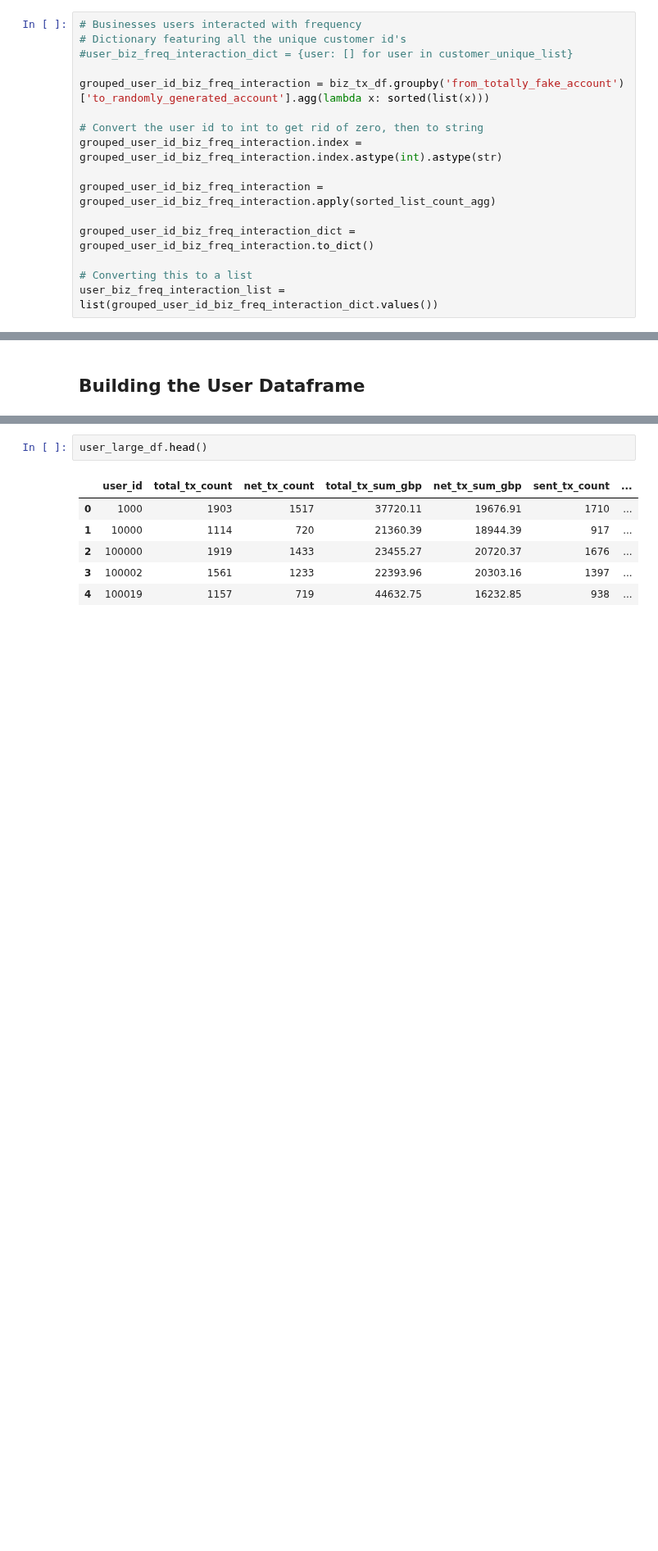
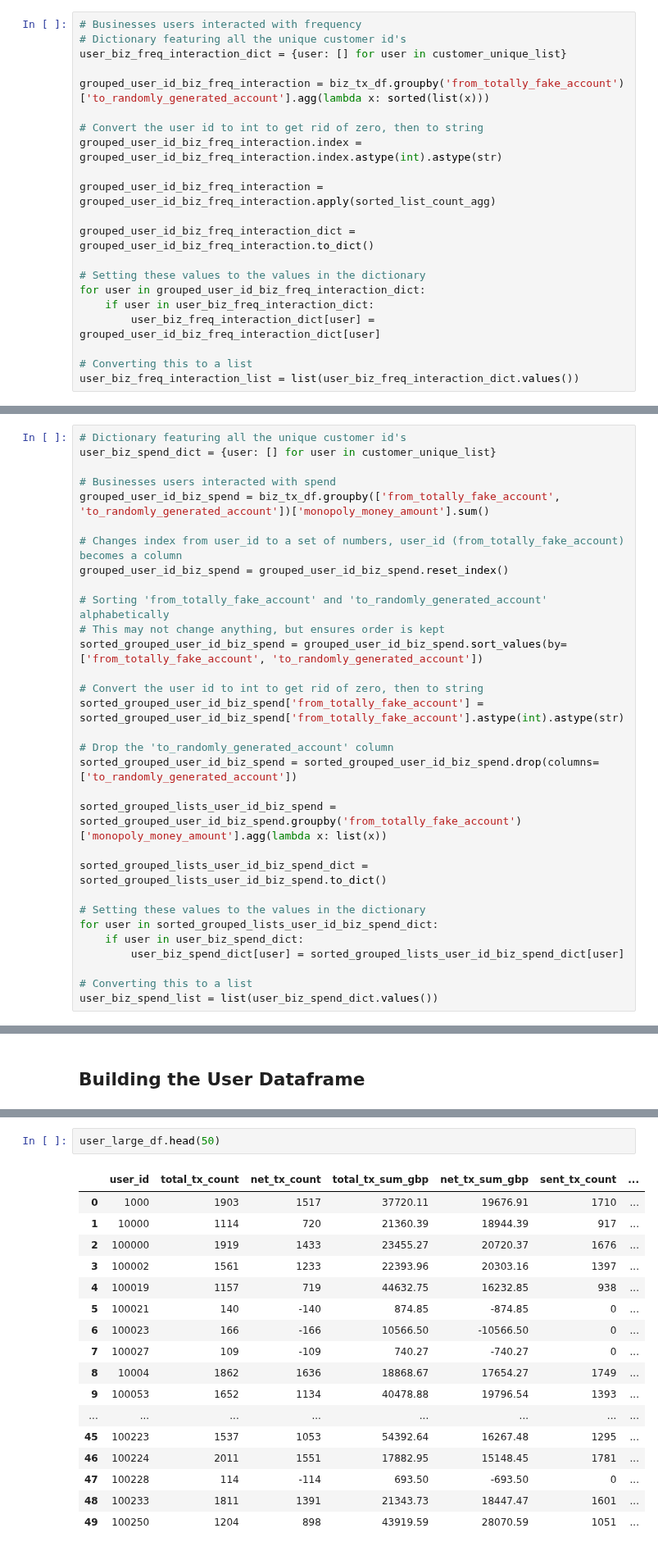
Before and after one commit to UoB-DSMP-2023-24/dsmp-2024-group27, a Jupyter notebook: Data Manipulation.ipynb, the cells around one changed output, grey strips where cells are left out. Shown at 82% size. Drawn from its saved outputs; the diff is of its cells as text; blank space fills up the shorter version.

Commit message:
added the first spend list

```diff
--- a/Data Manipulation.ipynb
+++ b/Data Manipulation.ipynb
@@ -424,7 +433,7 @@ print(grouped_user_id_biz_interaction_dict['1000'])
 # %%
 # Businesses users interacted with frequency
 # Dictionary featuring all the unique customer id's
-#user_biz_freq_interaction_dict = {user: [] for user in customer_unique_list}
+user_biz_freq_interaction_dict = {user: [] for user in customer_unique_list}
 
 grouped_user_id_biz_freq_interaction = biz_tx_df.groupby('from_totally_fake_account')['to_randomly_generated_account'].agg(lambda x: sorted(list(x)))
 
@@ -435,5 +444,10 @@ grouped_user_id_biz_freq_interaction = grouped_user_id_biz_freq_interaction.appl
 
 grouped_user_id_biz_freq_interaction_dict = grouped_user_id_biz_freq_interaction.to_dict()
 
+# Setting these values to the values in the dictionary
+for user in grouped_user_id_biz_freq_interaction_dict:
+    if user in user_biz_freq_interaction_dict:
+        user_biz_freq_interaction_dict[user] = grouped_user_id_biz_freq_interaction_dict[user]
+
 # Converting this to a list
-user_biz_freq_interaction_list = list(grouped_user_id_biz_freq_interaction_dict.values())
+user_biz_freq_interaction_list = list(user_biz_freq_interaction_dict.values())
@@ -444,3 +456,34 @@ print(grouped_user_id_biz_freq_interaction_dict)
+# %%
+# Dictionary featuring all the unique customer id's
+user_biz_spend_dict = {user: [] for user in customer_unique_list}
+
+# Businesses users interacted with spend
+grouped_user_id_biz_spend = biz_tx_df.groupby(['from_totally_fake_account', 'to_randomly_generated_account'])['monopoly_money_amount'].sum()
+
+# Changes index from user_id to a set of numbers, user_id (from_totally_fake_account) becomes a column
+grouped_user_id_biz_spend = grouped_user_id_biz_spend.reset_index()
+
+# Sorting 'from_totally_fake_account' and 'to_randomly_generated_account' alphabetically
+# This may not change anything, but ensures order is kept
+sorted_grouped_user_id_biz_spend = grouped_user_id_biz_spend.sort_values(by=['from_totally_fake_account', 'to_randomly_generated_account'])
+
+# Convert the user id to int to get rid of zero, then to string
+sorted_grouped_user_id_biz_spend['from_totally_fake_account'] = sorted_grouped_user_id_biz_spend['from_totally_fake_account'].astype(int).astype(str)
+
+# Drop the 'to_randomly_generated_account' column
+sorted_grouped_user_id_biz_spend = sorted_grouped_user_id_biz_spend.drop(columns=['to_randomly_generated_account'])
+
+sorted_grouped_lists_user_id_biz_spend = sorted_grouped_user_id_biz_spend.groupby('from_totally_fake_account')['monopoly_money_amount'].agg(lambda x: list(x))
+
+sorted_grouped_lists_user_id_biz_spend_dict = sorted_grouped_lists_user_id_biz_spend.to_dict()
+
+# Setting these values to the values in the dictionary
+for user in sorted_grouped_lists_user_id_biz_spend_dict:
+    if user in user_biz_spend_dict:
+        user_biz_spend_dict[user] = sorted_grouped_lists_user_id_biz_spend_dict[user]
+
+# Converting this to a list
+user_biz_spend_list = list(user_biz_spend_dict.values())
 # %% [markdown]
 ### User User Interaction Lists
 # %%
@@ -587,14 +630,25 @@ user_slim_df = pd.DataFrame(user_slim_data)
 # Create large dataframe
 user_large_df = pd.DataFrame(user_large_data)
 # %%
-user_large_df.head()
+user_large_df.head(50)
 # %% [output]
 |  | user_id | total_tx_count | net_tx_count | total_tx_sum_gbp | net_tx_sum_gbp | sent_tx_count | ... |
 | 0 | 1000 | 1903 | 1517 | 37720.11 | 19676.91 | 1710 | ... |
 | 1 | 10000 | 1114 | 720 | 21360.39 | 18944.39 | 917 | ... |
 | 2 | 100000 | 1919 | 1433 | 23455.27 | 20720.37 | 1676 | ... |
 | 3 | 100002 | 1561 | 1233 | 22393.96 | 20303.16 | 1397 | ... |
 | 4 | 100019 | 1157 | 719 | 44632.75 | 16232.85 | 938 | ... |
+| 5 | 100021 | 140 | -140 | 874.85 | -874.85 | 0 | ... |
+| 6 | 100023 | 166 | -166 | 10566.50 | -10566.50 | 0 | ... |
+| 7 | 100027 | 109 | -109 | 740.27 | -740.27 | 0 | ... |
+| 8 | 10004 | 1862 | 1636 | 18868.67 | 17654.27 | 1749 | ... |
+| 9 | 100053 | 1652 | 1134 | 40478.88 | 19796.54 | 1393 | ... |
+| ... | ... | ... | ... | ... | ... | ... | ... |
+| 45 | 100223 | 1537 | 1053 | 54392.64 | 16267.48 | 1295 | ... |
+| 46 | 100224 | 2011 | 1551 | 17882.95 | 15148.45 | 1781 | ... |
+| 47 | 100228 | 114 | -114 | 693.50 | -693.50 | 0 | ... |
+| 48 | 100233 | 1811 | 1391 | 21343.73 | 18447.47 | 1601 | ... |
+| 49 | 100250 | 1204 | 898 | 43919.59 | 28070.59 | 1051 | ... |
 # %%
 # Saves the dataframes to csv files, in the specific folder
 user_slim_df.to_csv('SavedData/user_slim.csv', index=False)
```
Also changed, not shown: parts of 4 cells of this notebook, 1 other file.
